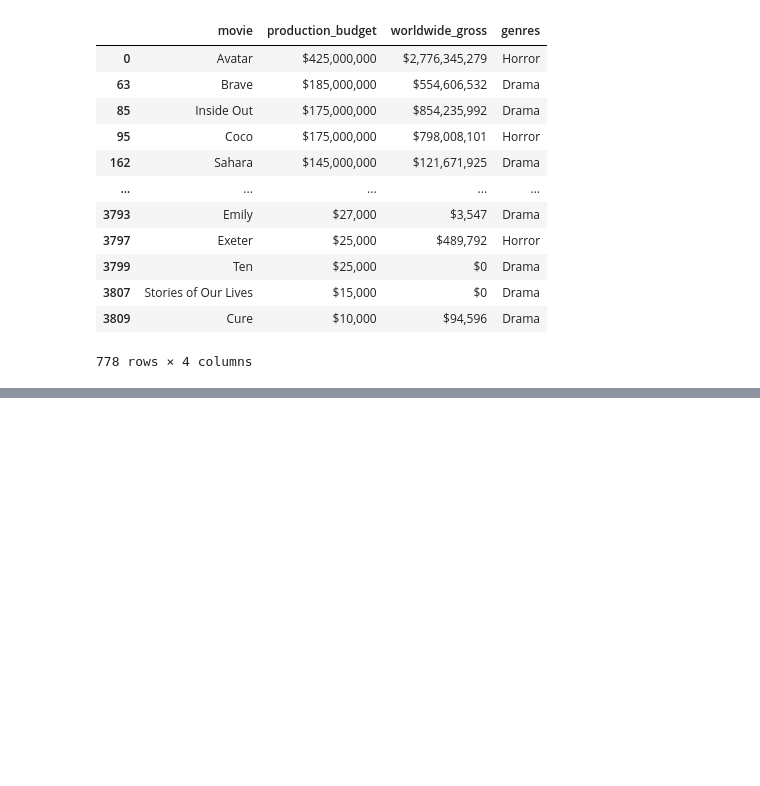
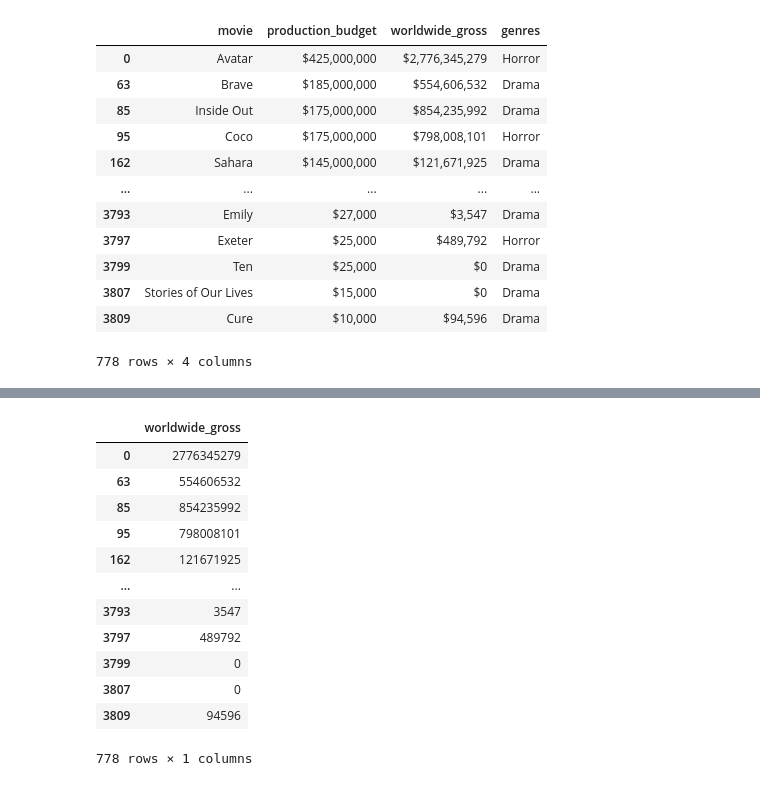
Before and after one commit to kjkahalley/optimal-film-analysis, a Jupyter notebook: first-notebook.ipynb, the cells around one changed output, grey strips where cells are left out. Saved outputs shown, nothing was run; the diff lists cells and outputs as text; code cells hidden in the pictures; blank space fills up the shorter version.

```diff
--- a/first-notebook.ipynb
+++ b/first-notebook.ipynb
@@ -250,0 +247,18 @@ TypeError: Could not convert $425,000,000$175,000,000$135,000,000$85,000,000$80,
+# %%
+no_dollar_sign2 = genre_budget['worldwide_gross'].str.replace('$', '').str.replace(',', '')
+df5 = pd.DataFrame(no_dollar_sign2)
+df5
+# %% [output]
+|  | worldwide_gross |
+| 0 | 2776345279 |
+| 63 | 554606532 |
+| 85 | 854235992 |
+| 95 | 798008101 |
+| 162 | 121671925 |
+| ... | ... |
+| 3793 | 3547 |
+| 3797 | 489792 |
+| 3799 | 0 |
+| 3807 | 0 |
+| 3809 | 94596 |
+778 rows × 1 columns
```
Also changed, not shown: parts of 22 cells of this notebook.
